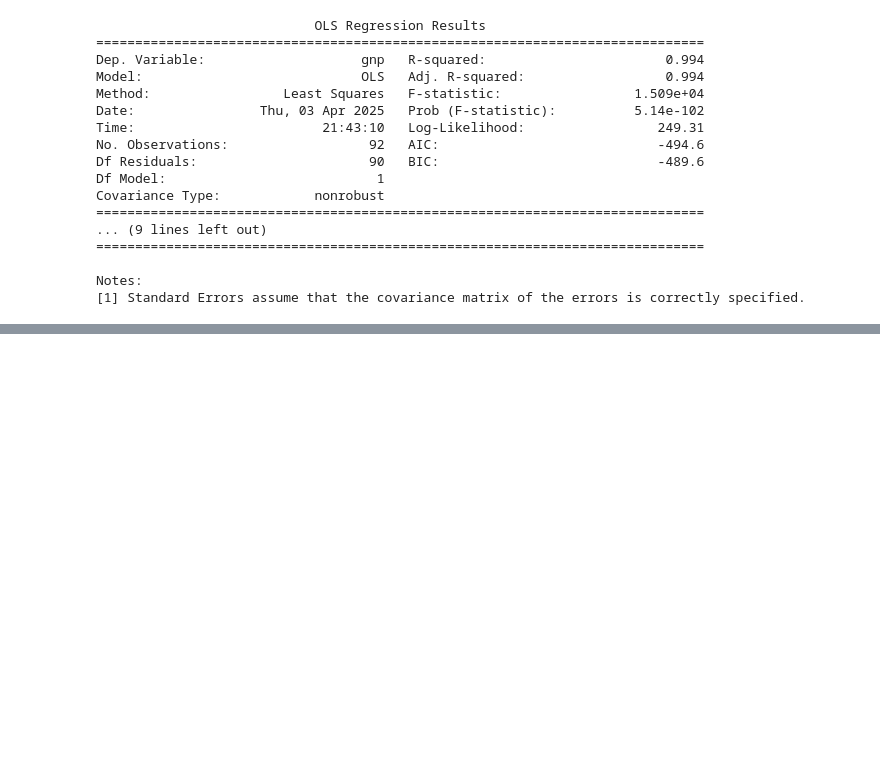
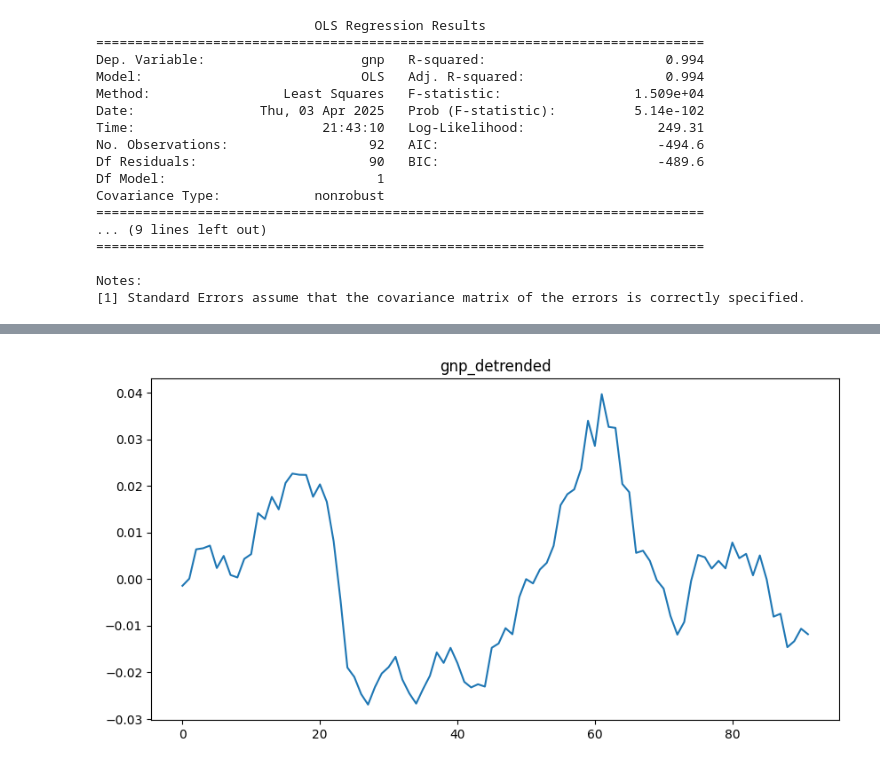
Before and after one commit to DavidGuzzi/MECMT10, a Jupyter notebook: clase_2.ipynb, the cells around one changed output, grey strips where cells are left out. Cells and saved outputs as stored; diff of their text form; code cells hidden in the pictures; blank space fills up the shorter version.

```diff
--- a/clase_2.ipynb
+++ b/clase_2.ipynb
@@ -1274,0 +1306,4 @@ Notes:
+# %%
+modelo.resid.plot(figsize=(10, 5), title='gnp_detrended');
+# %% [output]
+[figure, added]
```
Also changed, not shown: parts of 2 cells of this notebook.
